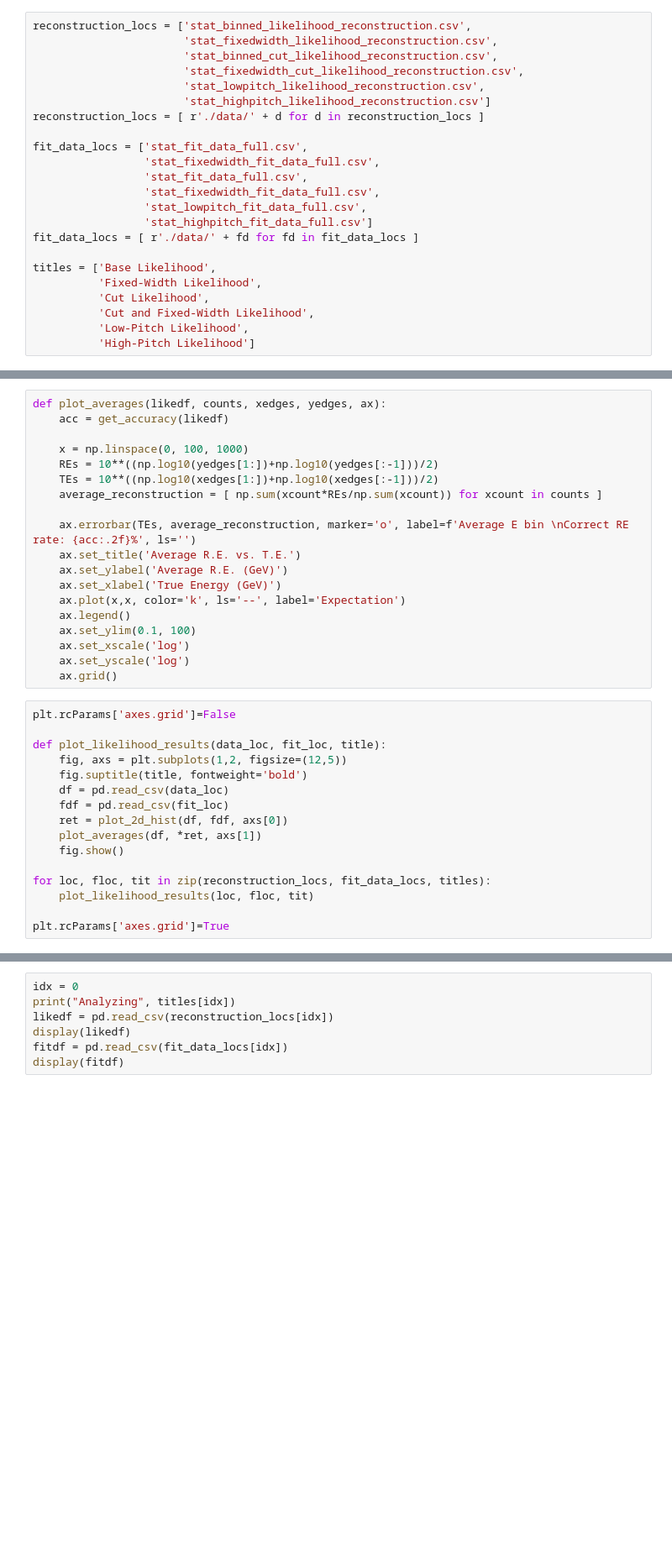
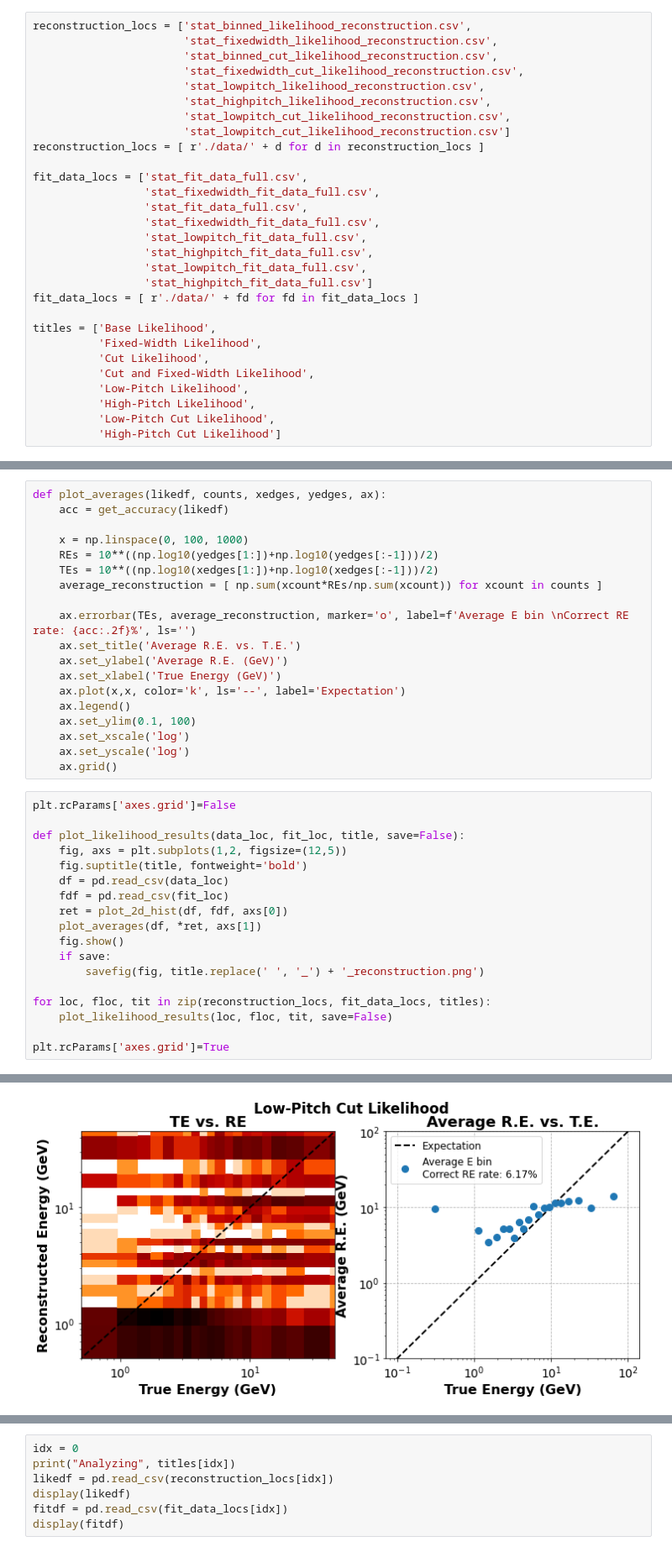
Before and after one commit to socrossley/Cosmic_Muon_CER, a Jupyter notebook: Test_Like.ipynb, the cells around one changed output, grey strips where cells are left out. Shown: that part at 84% size. Cells and saved outputs as stored; diff of their text form; blank space fills up the shorter version.

```diff
--- a/Test_Like.ipynb
+++ b/Test_Like.ipynb
@@ -24,13 +24,17 @@ reconstruction_locs = ['stat_binned_likelihood_reconstruction.csv',
                        'stat_binned_cut_likelihood_reconstruction.csv',
                        'stat_fixedwidth_cut_likelihood_reconstruction.csv',
                        'stat_lowpitch_likelihood_reconstruction.csv',
-                       'stat_highpitch_likelihood_reconstruction.csv']
+                       'stat_highpitch_likelihood_reconstruction.csv',
+                       'stat_lowpitch_cut_likelihood_reconstruction.csv',
+                       'stat_lowpitch_cut_likelihood_reconstruction.csv']
 reconstruction_locs = [ r'./data/' + d for d in reconstruction_locs ]
 
 fit_data_locs = ['stat_fit_data_full.csv',
                  'stat_fixedwidth_fit_data_full.csv',
                  'stat_fit_data_full.csv',
                  'stat_fixedwidth_fit_data_full.csv',
+                 'stat_lowpitch_fit_data_full.csv',
+                 'stat_highpitch_fit_data_full.csv',
                  'stat_lowpitch_fit_data_full.csv',
                  'stat_highpitch_fit_data_full.csv']
 fit_data_locs = [ r'./data/' + fd for fd in fit_data_locs ]
@@ -40,7 +44,9 @@ titles = ['Base Likelihood',
           'Cut Likelihood',
           'Cut and Fixed-Width Likelihood',
           'Low-Pitch Likelihood',
-          'High-Pitch Likelihood']
+          'High-Pitch Likelihood',
+          'Low-Pitch Cut Likelihood',
+          'High-Pitch Cut Likelihood']
 # %% [markdown]
 Move this to a the theory module or something, it is really annoying that this is non-normalized.
 # %%
@@ -135,23 +137,26 @@ def plot_averages(likedf, counts, xedges, yedges, ax):
 # %%
 plt.rcParams['axes.grid']=False
 
-def plot_likelihood_results(data_loc, fit_loc, title):
+def plot_likelihood_results(data_loc, fit_loc, title, save=False):
     fig, axs = plt.subplots(1,2, figsize=(12,5))
     fig.suptitle(title, fontweight='bold')
     df = pd.read_csv(data_loc)
     fdf = pd.read_csv(fit_loc)
     ret = plot_2d_hist(df, fdf, axs[0])
     plot_averages(df, *ret, axs[1])
     fig.show()
+    if save:
+        savefig(fig, title.replace(' ', '_') + '_reconstruction.png')
 
 for loc, floc, tit in zip(reconstruction_locs, fit_data_locs, titles):
-    plot_likelihood_results(loc, floc, tit)
+    plot_likelihood_results(loc, floc, tit, save=False)
 
 plt.rcParams['axes.grid']=True
 # %% [output]
 [figure]
 [figure]
 [figure]
 [figure]
 [figure]
 [figure]
+[figure, added]
```
Also changed, not shown: parts of 4 cells of this notebook, 3 other files.
